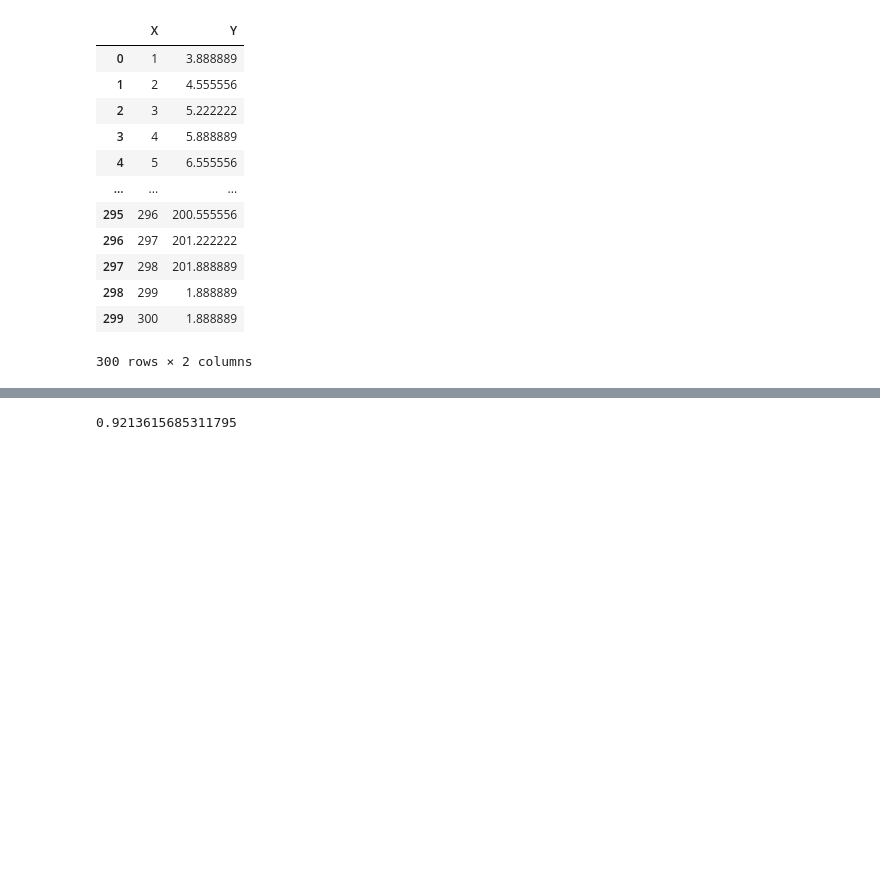
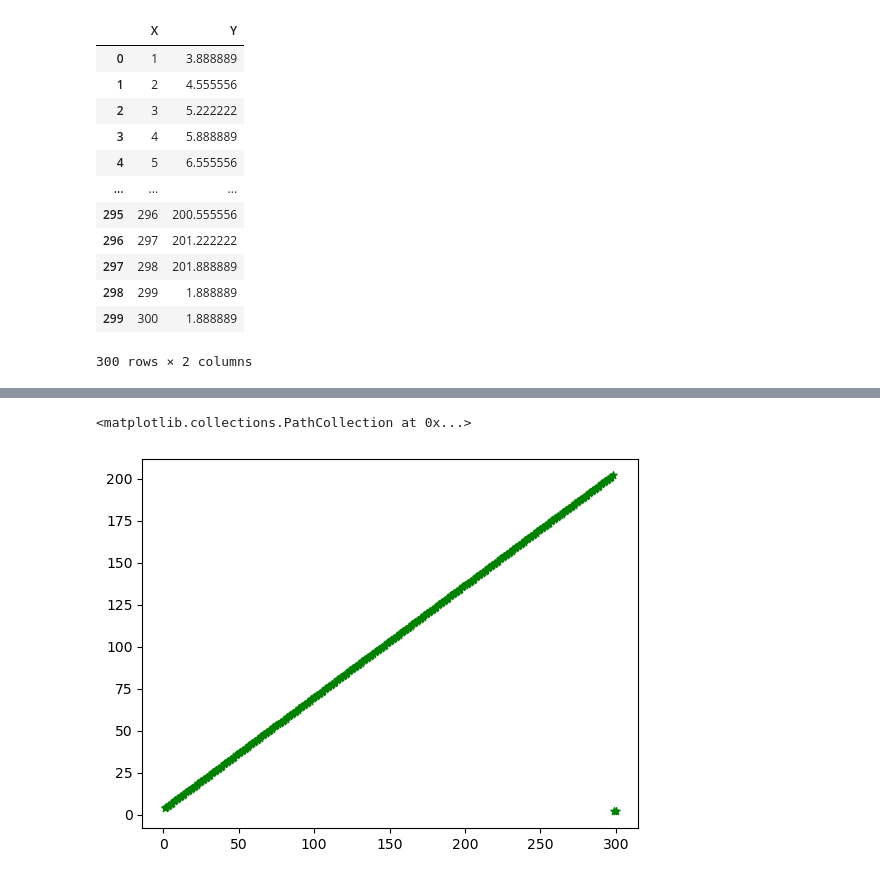
Before and after one commit to Danish-Hussain-DSAI/linear-regrssion-model-on-existing-dataset, a Jupyter notebook: linear regression 2.ipynb, the cells around one changed output, grey strips where cells are left out. Cells and saved outputs as stored; diff of their text form; code cells hidden in the pictures; blank space fills up the shorter version.

```diff
--- a/linear regression 2.ipynb
+++ b/linear regression 2.ipynb
@@ -38,15 +46,7 @@ y=df["Y"].values
 # %%
-from sklearn.linear_model import LinearRegression
-from sklearn.metrics import mean_squared_error
-
-model=LinearRegression()
-model=model.fit(x,y)
-
-y_predicted=model.predict(x)
-
-r2_score=model.score(x,y)
-
-print(r2_score)
+plt.scatter(x, y, label= "stars", color= "green",
+            marker= "*", s=30)
 # %% [output]
-0.9213615685311795
+<matplotlib.collections.PathCollection at 0x...>
+[figure, added]
 # %%
```
Also changed, not shown: parts of 5 cells of this notebook.
